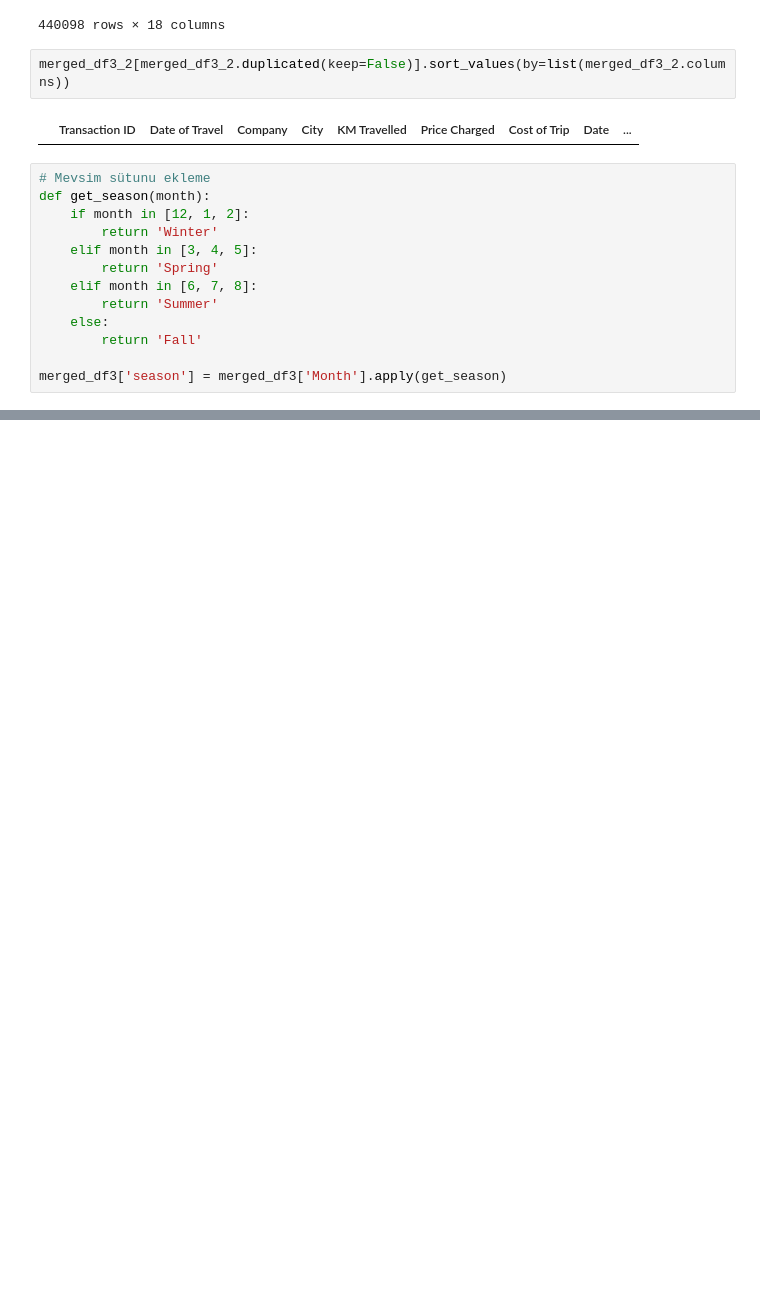
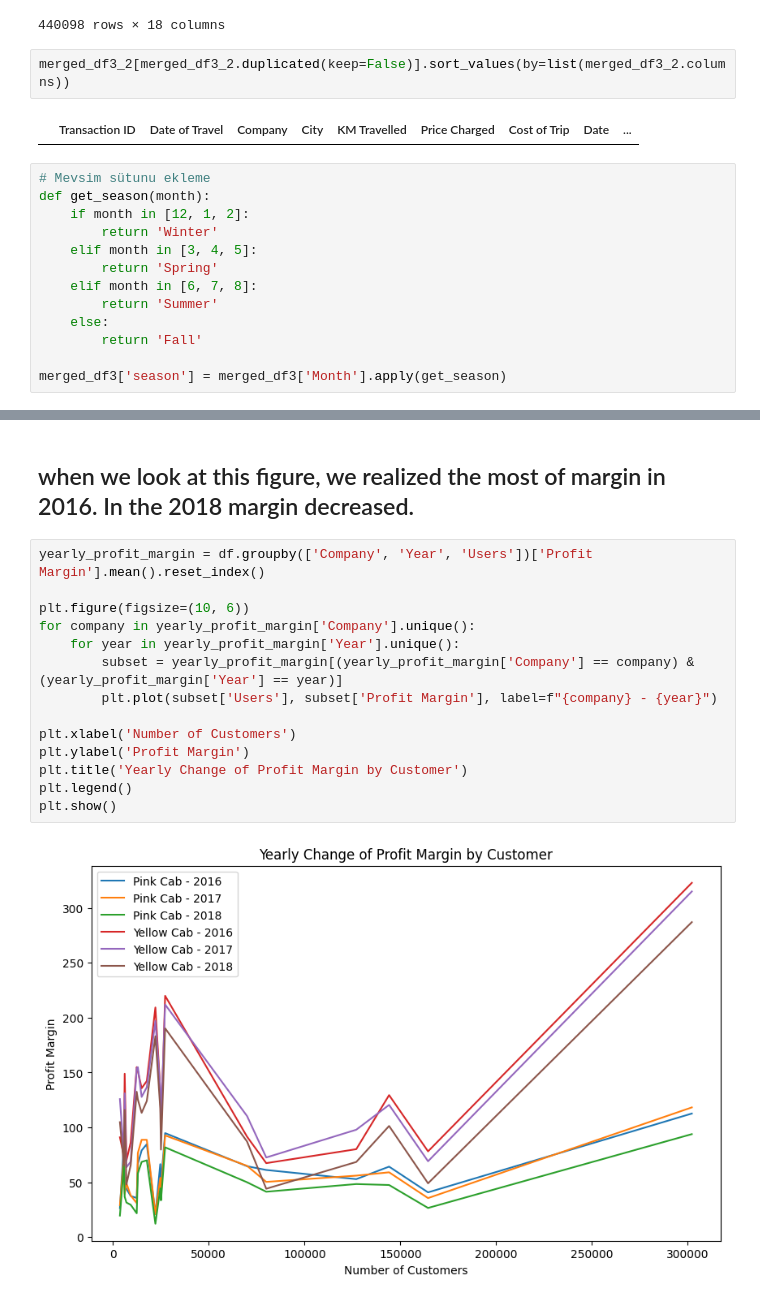
Before and after one commit to zehraozturkk/Cab_Industry, a Jupyter notebook: Processing.ipynb, the cells around one changed output, grey strips where cells are left out. Cells and saved outputs as stored; diff of their text form; blank space fills up the shorter version.

```diff
--- a/Processing.ipynb
+++ b/Processing.ipynb
@@ -326,0 +440,18 @@ merged_df3.groupby(['Company', 'Gender']).size().unstack(fill_value=0)
+# %% [markdown]
+## when we look at this figure, we realized the most of margin in 2016. In the 2018 margin decreased.
+# %%
+yearly_profit_margin = df.groupby(['Company', 'Year', 'Users'])['Profit Margin'].mean().reset_index()
+
+plt.figure(figsize=(10, 6))
+for company in yearly_profit_margin['Company'].unique():
+    for year in yearly_profit_margin['Year'].unique():
+        subset = yearly_profit_margin[(yearly_profit_margin['Company'] == company) & (yearly_profit_margin['Year'] == year)]
+        plt.plot(subset['Users'], subset['Profit Margin'], label=f"{company} - {year}")
+
+plt.xlabel('Number of Customers')
+plt.ylabel('Profit Margin')
+plt.title('Yearly Change of Profit Margin by Customer')
+plt.legend()
+plt.show()
+# %% [output]
+[figure, added]
```
Also changed, not shown: parts of 32 cells of this notebook, 2 other files.
